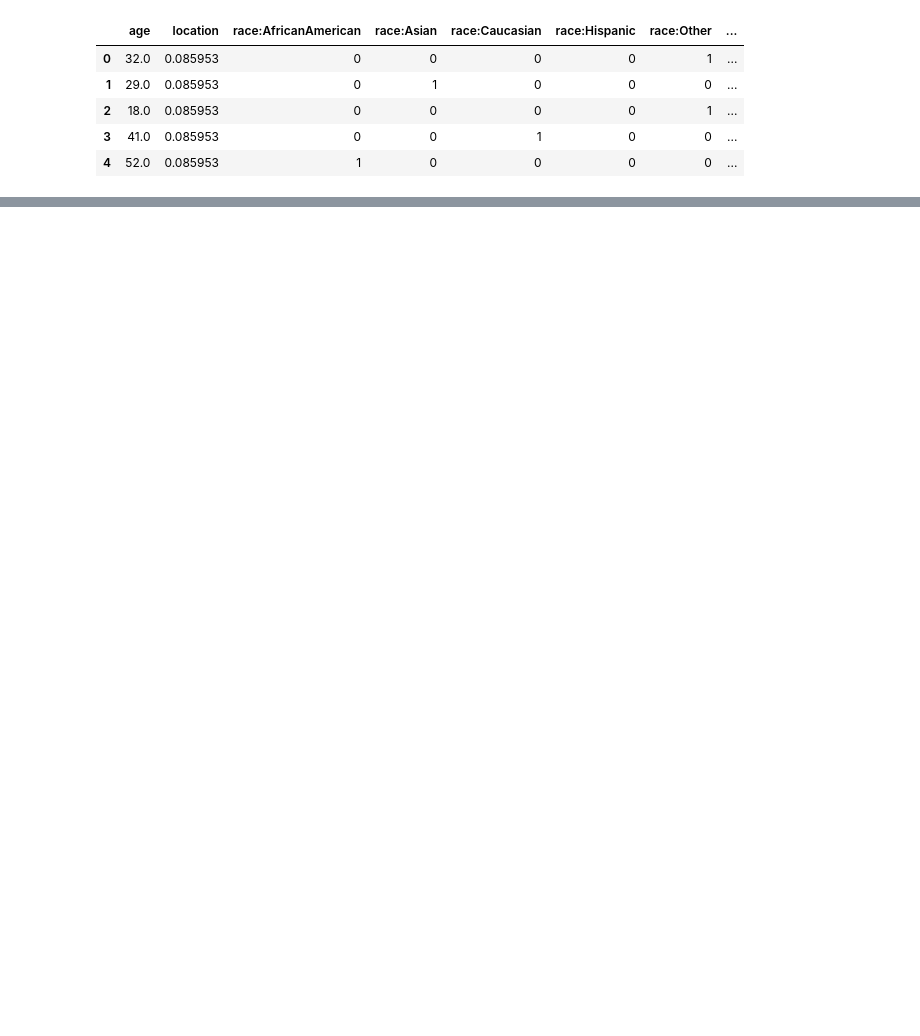
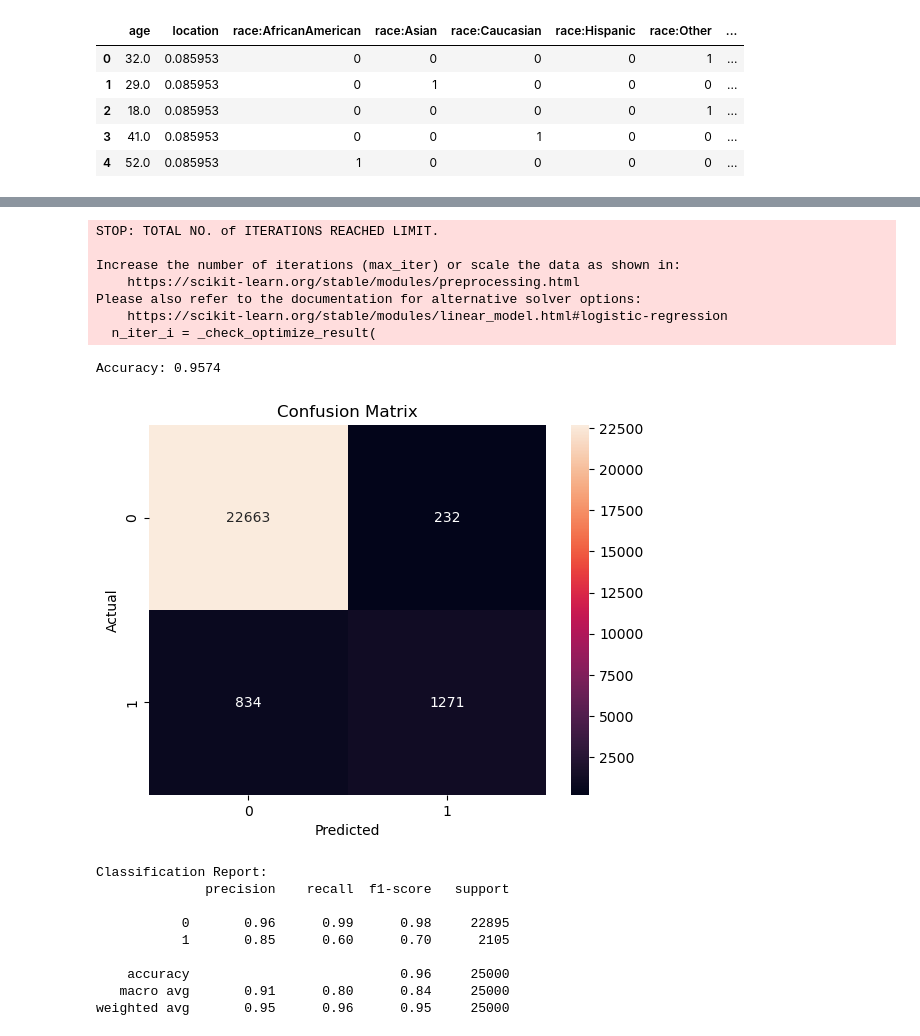
Before and after one commit to MateusVasc/diabetes-prediction, a Jupyter notebook: logistic_regression_pred.ipynb, the cells around one changed output, grey strips where cells are left out. Cells and saved outputs as stored; diff of their text form; code cells hidden in the pictures; blank space fills up the shorter version.

```diff
--- a/logistic_regression_pred.ipynb
+++ b/logistic_regression_pred.ipynb
@@ -46,0 +60,10 @@ weighted avg       0.96      0.96      0.96     20000
+# %%
+model = Modeling()
+lr = LogisticRegressionModel()
+evaluation = Evaluation()
+# %%
+X_train, X_test, y_train, y_test = model.split_data(df=df, target='diabetes')
+
+param_grid = {'C': [0.1, 1, 10], 'solver': ['lbfgs', 'liblinear']}
+best_params, best_score = model.grid_search(lr.model, param_grid, 5, X_train, y_train)
+print(f"Best Params: {best_params}, Best Score: {best_score}")
@@ -46,0 +89,25 @@ weighted avg       0.96      0.96      0.96     20000
+# %%
+lr = LogisticRegressionModel(C=best_params['C'], solver=best_params['solver'])
+
+y_pred = lr.predict(X_train, X_test, y_train)
+
+evaluation.evaluate_model(y_test, y_pred)
+# %% [output]
+STOP: TOTAL NO. of ITERATIONS REACHED LIMIT.
+
+Increase the number of iterations (max_iter) or scale the data as shown in:
+    https://scikit-learn.org/stable/modules/preprocessing.html
+Please also refer to the documentation for alternative solver options:
+    https://scikit-learn.org/stable/modules/linear_model.html#logistic-regression
+  n_iter_i = _check_optimize_result(
+Accuracy: 0.9574
+[figure, added]
+Classification Report:
+              precision    recall  f1-score   support
+
+           0       0.96      0.99      0.98     22895
+           1       0.85      0.60      0.70      2105
+
+    accuracy                           0.96     25000
+   macro avg       0.91      0.80      0.84     25000
+weighted avg       0.95      0.96      0.95     25000
```
Also changed, not shown: parts of 9 cells of this notebook, 6 other files.
